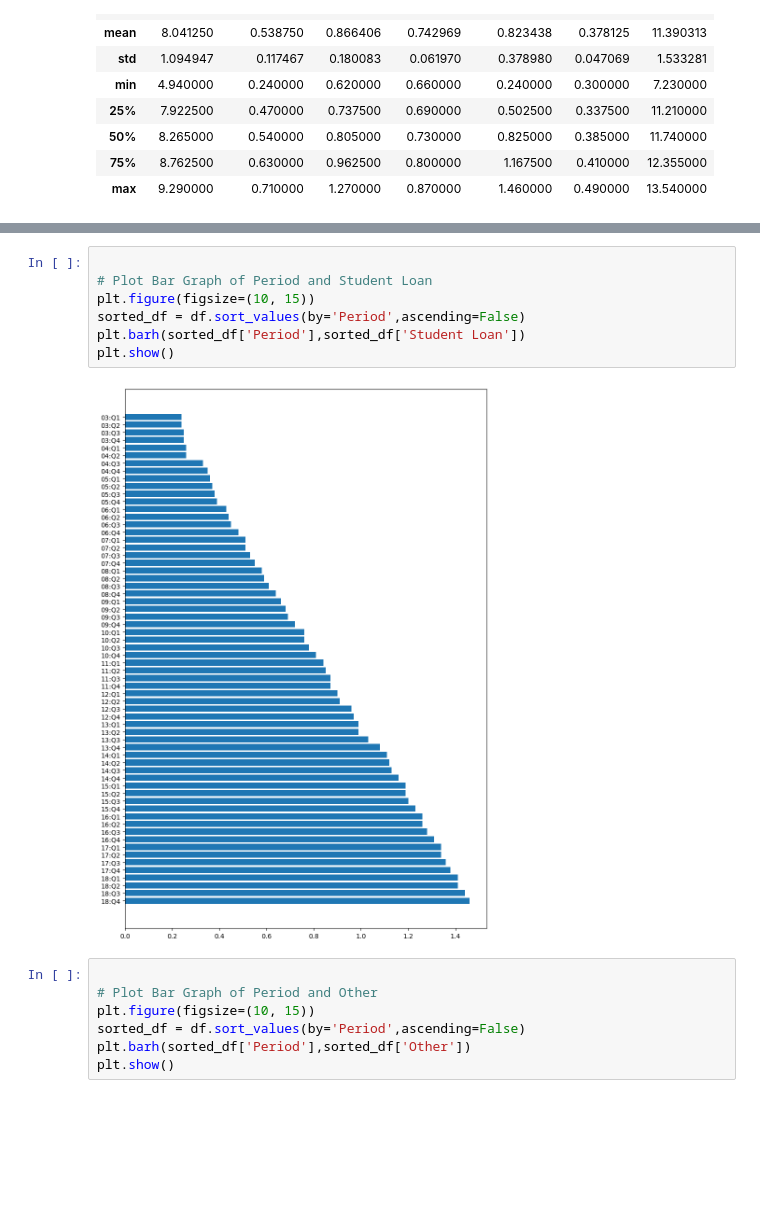
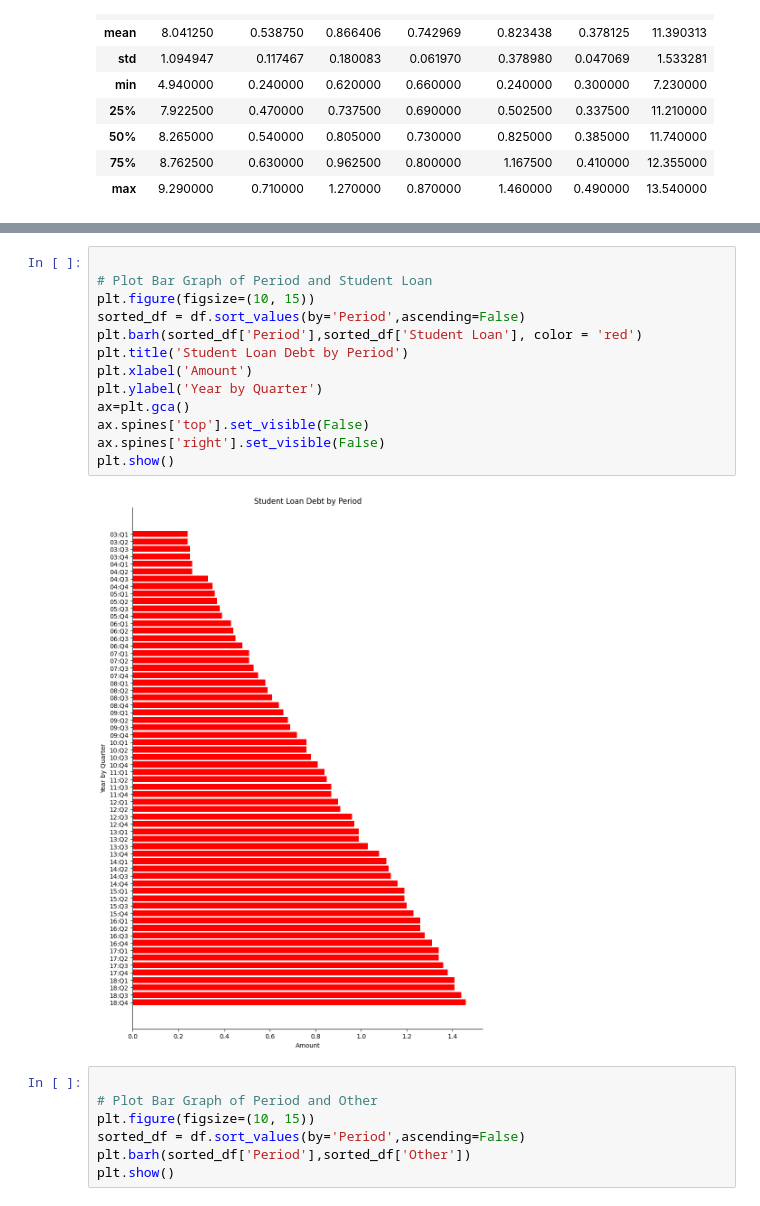
Before and after one commit to adinsa1/Data110, a Jupyter notebook: ProjectOne.ipynb, the cells around one changed output, grey strips where cells are left out. Cells and saved outputs as stored; diff of their text form; blank space fills up the shorter version.

```diff
--- a/ProjectOne.ipynb
+++ b/ProjectOne.ipynb
@@ -102,12 +123,18 @@ plt.show()
 # %%
 
 # Plot Bar Graph of Period and Student Loan
 plt.figure(figsize=(10, 15))
 sorted_df = df.sort_values(by='Period',ascending=False)
-plt.barh(sorted_df['Period'],sorted_df['Student Loan'])
+plt.barh(sorted_df['Period'],sorted_df['Student Loan'], color = 'red')
+plt.title('Student Loan Debt by Period')
+plt.xlabel('Amount')
+plt.ylabel('Year by Quarter')
+ax=plt.gca()
+ax.spines['top'].set_visible(False)
+ax.spines['right'].set_visible(False)
 plt.show()
 # %% [output]
-[figure, old version]
+[figure, new version]
 # %%
 
 # Plot Bar Graph of Period and Other
```
Also changed, not shown: parts of 4 cells of this notebook.
